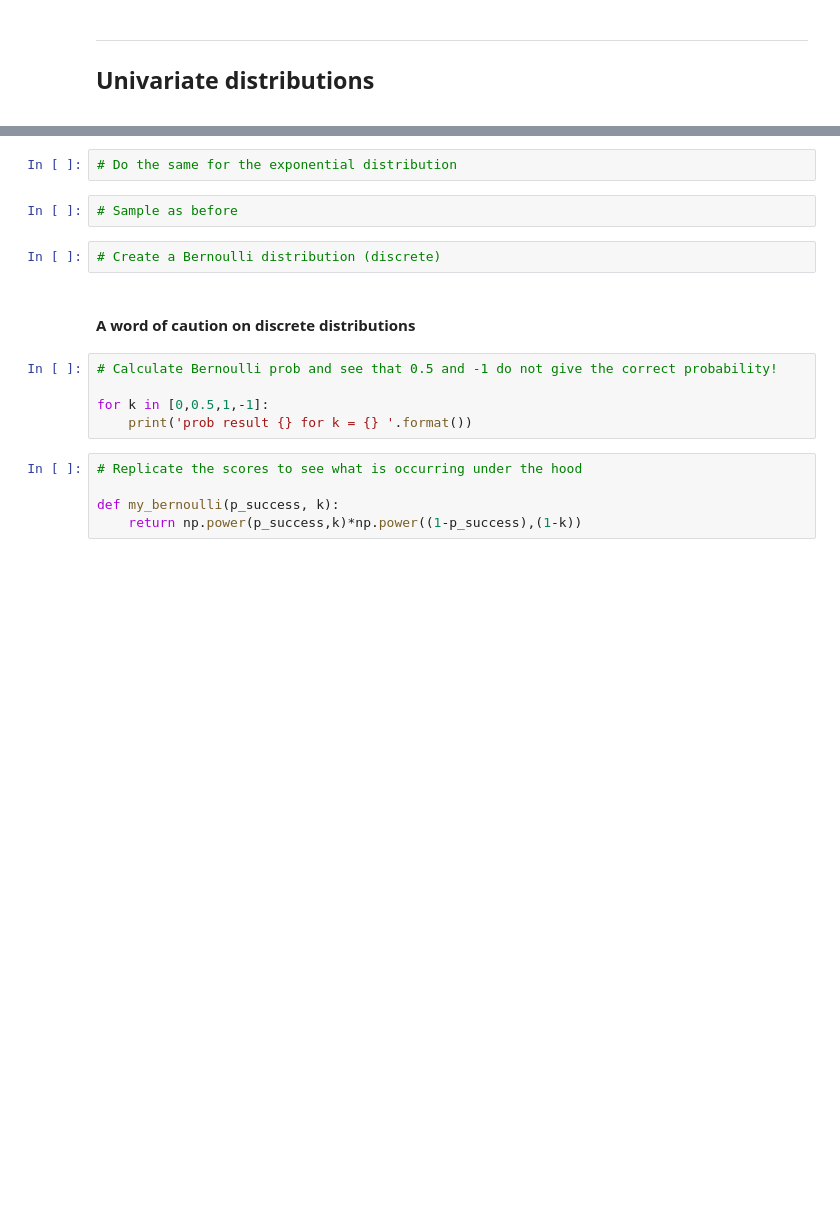
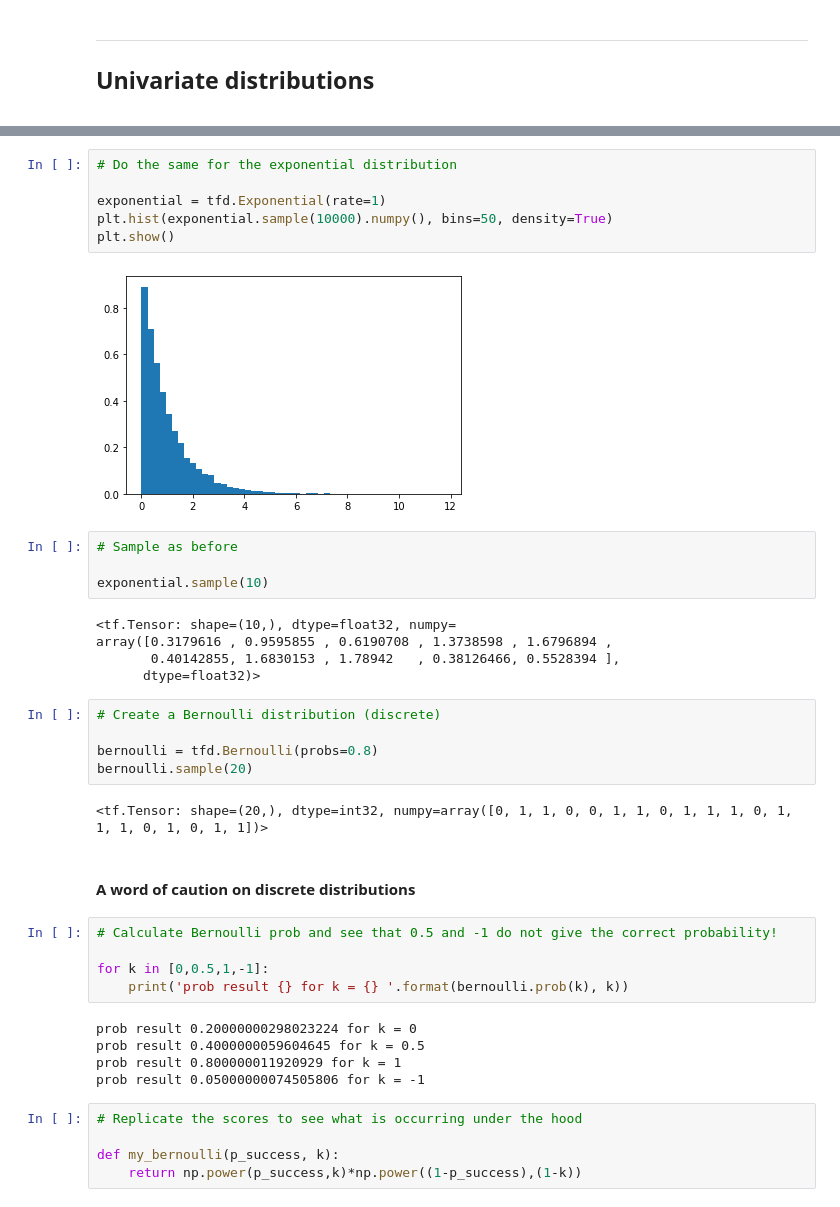
Before and after one commit to jpceia/Probabilistic-Deep-Learning-with-Tensorflow-2, a Jupyter notebook: week 1/tutorials/Coding Tutorial.ipynb, the cells around one changed output, grey strips where cells are left out. Drawn from its saved outputs; the diff is of its cells as text; blank space fills up the shorter version.

```diff
--- a/week 1/tutorials/Coding Tutorial.ipynb
+++ b/week 1/tutorials/Coding Tutorial.ipynb
@@ -49,16 +77,39 @@ plt.show()
 # %%
 # Do the same for the exponential distribution
+
+exponential = tfd.Exponential(rate=1)
+plt.hist(exponential.sample(10000).numpy(), bins=50, density=True)
+plt.show()
+# %% [output]
+[figure, added]
 # %%
 # Sample as before
+
+exponential.sample(10)
+# %% [output]
+<tf.Tensor: shape=(10,), dtype=float32, numpy=
+array([0.3179616 , 0.9595855 , 0.6190708 , 1.3738598 , 1.6796894 ,
+       0.40142855, 1.6830153 , 1.78942   , 0.38126466, 0.5528394 ],
+      dtype=float32)>
 # %%
 # Create a Bernoulli distribution (discrete)
+
+bernoulli = tfd.Bernoulli(probs=0.8)
+bernoulli.sample(20)
+# %% [output]
+<tf.Tensor: shape=(20,), dtype=int32, numpy=array([0, 1, 1, 0, 0, 1, 1, 0, 1, 1, 1, 0, 1, 1, 1, 0, 1, 0, 1, 1])>
 # %% [markdown]
 #### A word of caution on discrete distributions
 # %%
 # Calculate Bernoulli prob and see that 0.5 and -1 do not give the correct probability!
 
 for k in [0,0.5,1,-1]:
-    print('prob result {} for k = {} '.format())
+    print('prob result {} for k = {} '.format(bernoulli.prob(k), k))
+# %% [output]
+prob result 0.20000000298023224 for k = 0
+prob result 0.4000000059604645 for k = 0.5
+prob result 0.800000011920929 for k = 1
+prob result 0.05000000074505806 for k = -1
 # %%
 # Replicate the scores to see what is occurring under the hood
 
```
Also changed, not shown: parts of 81 cells of this notebook.
